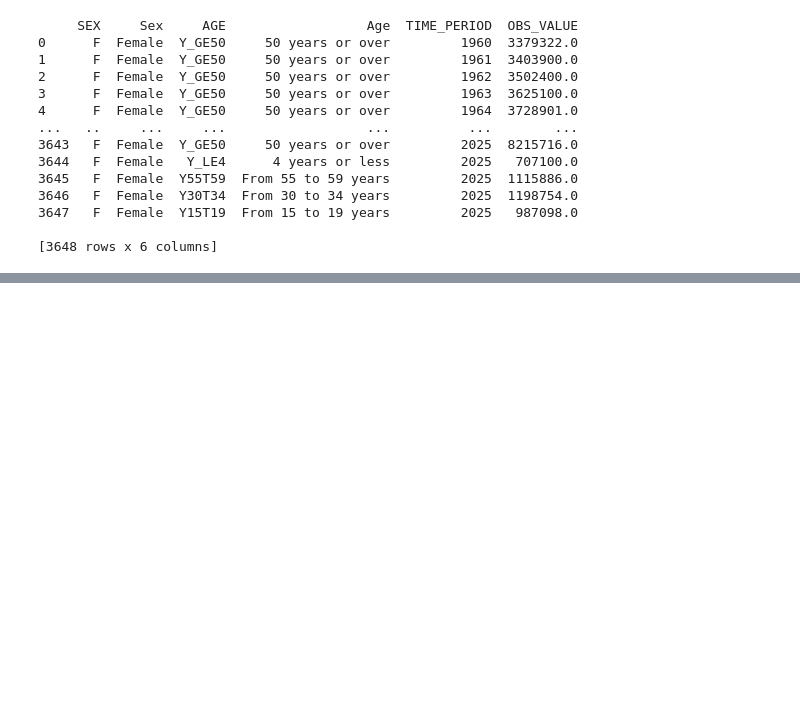
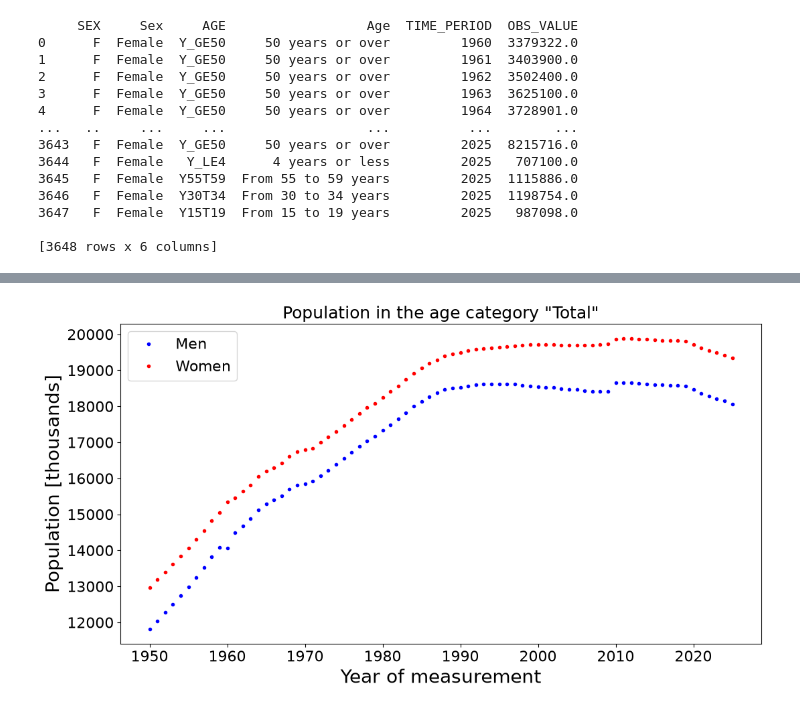
Before and after one commit to igordt/SAED_homeworks, a Jupyter notebook: h1/h1.ipynb, the cells around one changed output, grey strips where cells are left out. Saved outputs shown, nothing was run; the diff lists cells and outputs as text; code cells hidden in the pictures; blank space fills up the shorter version.

```diff
--- a/h1/h1.ipynb
+++ b/h1/h1.ipynb
@@ -7,9 +12,7 @@ import pandas as pd
 hwlink = "https://www.fuw.edu.pl/~zarnecki/SAED/OECD_Poland_filtered.csv"
 
 # Reading from the web (relevant columns only)
-hw= pd.read_csv(hwlink, encoding='latin-1', sep=",")
-
-                #usecols=['SEX','Sex','AGE','Age','TIME_PERIOD','OBS_VALUE'])  # Columns are counted from 0 (!)
+hw= pd.read_csv(hwlink, encoding='latin-1', sep=",", usecols=['SEX','Sex','AGE','Age','TIME_PERIOD','OBS_VALUE'])  # Columns are counted from 0 (!)
 
 print(hw)
 # %% [output]
@@ -40,0 +62,49 @@ The histograms below show the age structure in four years, with the bar of the 1
+# %%
+# Select age category for the plot
+
+MyAge = "_T"
+# MyAge = "Y35T39"  # Try to uncomment and see the result. Can you explain it?!
+
+# Flag for selecting age category
+
+inage = hw["AGE"] == MyAge
+
+AgeName = hw["Age"][inage].iat[0]
+
+# Flags to select rows with given sex
+
+isman = hw["Sex"] == "Male"
+iswom = hw["Sex"] == "Female"
+
+# Extract numpy arrays with years and population count in given age range
+
+nman = hw["OBS_VALUE"][isman * inage].to_numpy()
+yman = hw["TIME_PERIOD"][isman * inage].to_numpy()
+
+nwom = hw["OBS_VALUE"][iswom * inage].to_numpy()
+ywom = hw["TIME_PERIOD"][iswom * inage].to_numpy()
+
+
+# Plot population vs year
+
+plt.figure(figsize=(11, 6))
+
+plt.plot(yman,nman/1000.,'.',label='Men', c = 'blue')
+plt.plot(ywom,nwom/1000.,'.',label='Women', c = 'red')
+
+plt.xlabel('Year of measurement',size=20)
+plt.ylabel('Population [thousands]',size=20)
+plt.xticks(fontsize=16)
+plt.yticks(fontsize=16)
+
+plt.title("Population in the age category \""+AgeName+"\"",size=18)
+plt.legend(title='',fontsize=16)
+
+fname = '01_Homework'+MyAge+'.png'
+
+plt.tight_layout()
+plt.savefig(fname)
+
+plt.show()
+# %% [output]
+[figure, added]
```
Also changed, not shown: parts of 7 cells of this notebook.
